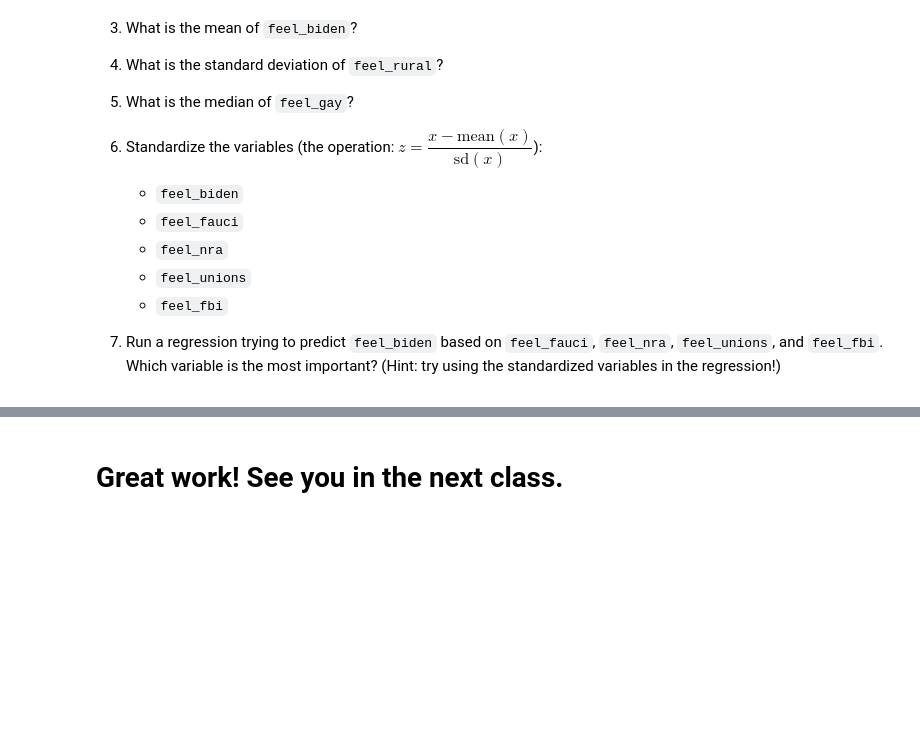
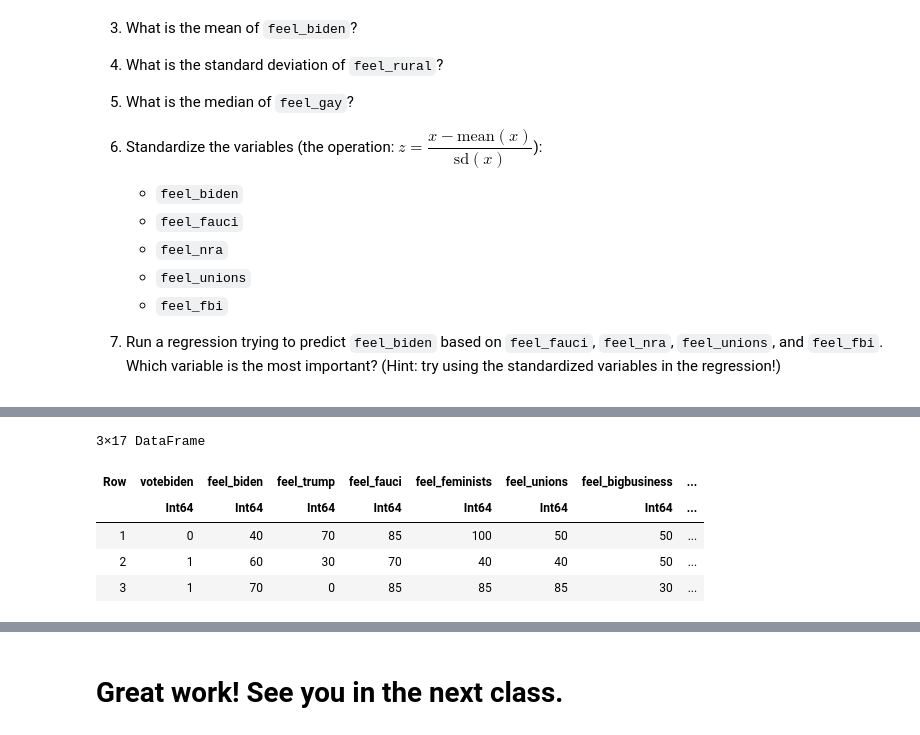
Before and after one commit to umbertomig/CSSSummerBootcamp2023, a Jupyter notebook: Week07/W07-L05b.ipynb, the cells around one changed output, grey strips where cells are left out. Cells and saved outputs as stored; diff of their text form; code cells hidden in the pictures; blank space fills up the shorter version.

```diff
--- a/Week07/W07-L05b.ipynb
+++ b/Week07/W07-L05b.ipynb
@@ -700,0 +1088,11 @@ Exercise:
+# %%
+# Tail of the dataset
+🐊 = last(⚅, 3)
+🐊
+# %% [output]
+3×17 DataFrame
+| Row | votebiden | feel_biden | feel_trump | feel_fauci | feel_feminists | feel_unions | feel_bigbusiness | ... |
+|  | Int64 | Int64 | Int64 | Int64 | Int64 | Int64 | Int64 | ... |
+| 1 | 0 | 40 | 70 | 85 | 100 | 50 | 50 | ... |
+| 2 | 1 | 60 | 30 | 70 | 40 | 40 | 50 | ... |
+| 3 | 1 | 70 | 0 | 85 | 85 | 85 | 30 | ... |
```
Also changed, not shown: parts of 115 cells of this notebook, 1 other file.
